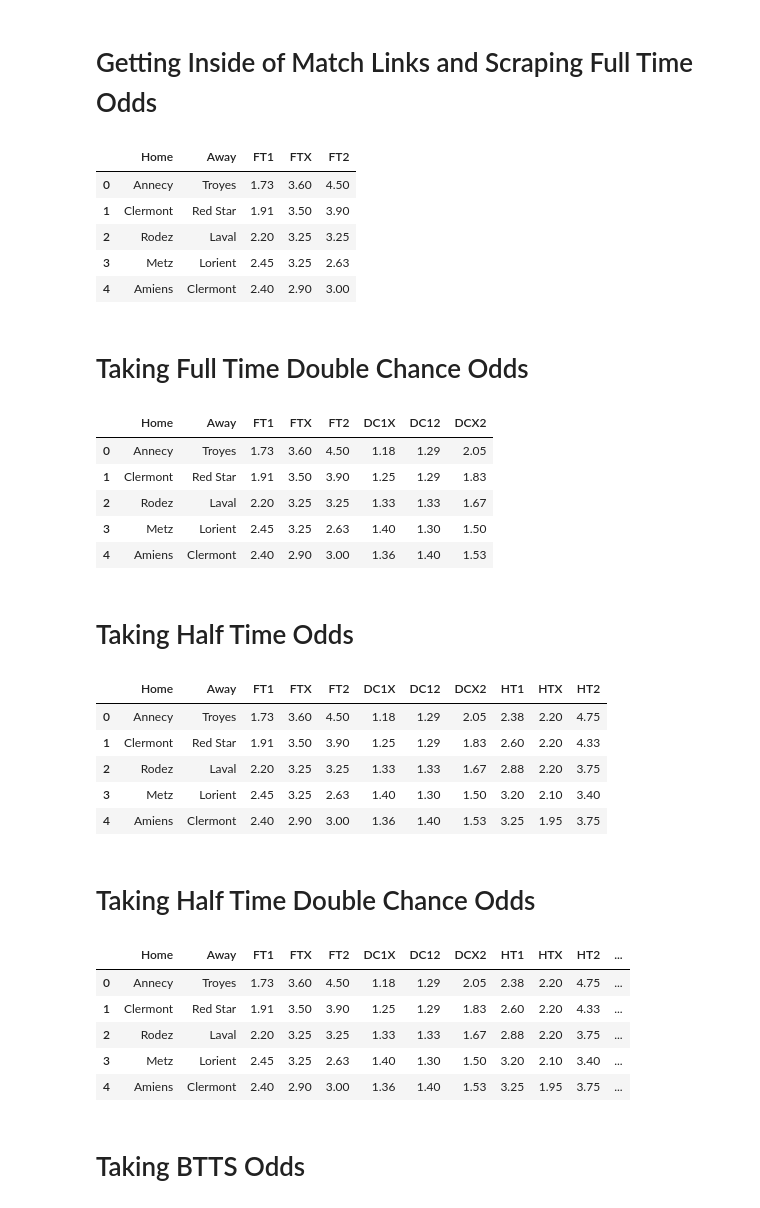
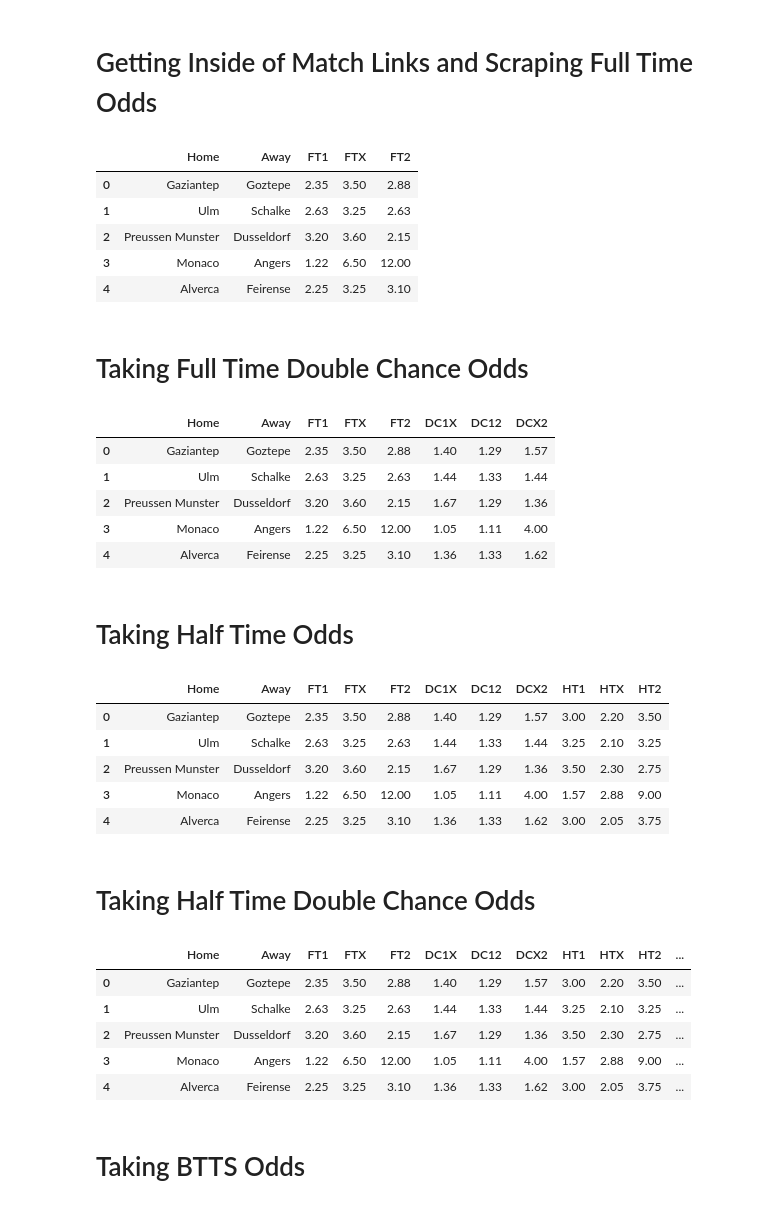
Before and after one commit to musayevf/Dixon_Coles_2025, a Jupyter notebook: Scraper.ipynb, the cells around one changed output. Cells and saved outputs as stored; diff of their text form; code cells hidden in the pictures.

```diff
--- a/Scraper.ipynb
+++ b/Scraper.ipynb
@@ -103,16 +133,13 @@ Match Identifier: troyes-rodez-OnFinJal, Longest URL: https://www.oddsportal.com
 # %% [markdown]
 # Getting Inside of Match Links and Scraping Full Time Odds
 # %%
-from bs4 import BeautifulSoup
-import pandas as pd
-
 # links = ['Full Time', 'Double Chance', 'Half Time', 'HT Double Chance', 'BTTS']
 extensions = ['#1X2;2', '#double;2', '#1X2;3', '#double;3' ,'#bts;2']
-full_time_links = [link + extensions[0] for link in longest_urls.values()]
-double_chance_links = [link + extensions[1] for link in longest_urls.values()]
-half_time_links = [link + extensions[2] for link in longest_urls.values()]
-ht_double_chance_links = [link + extensions[3] for link in longest_urls.values()]
-btts_links = [link + extensions[4] for link in longest_urls.values()]
+full_time_links = [link + extensions[0] for link in filtered_dict.values()]
+double_chance_links = [link + extensions[1] for link in filtered_dict.values()]
+half_time_links = [link + extensions[2] for link in filtered_dict.values()]
+ht_double_chance_links = [link + extensions[3] for link in filtered_dict.values()]
+btts_links = [link + extensions[4] for link in filtered_dict.values()]
 
 driver = webdriver.Chrome(service=service)
 
@@ -128,7 +155,7 @@ for link in full_time_links:
     html = driver.page_source
     soup = BeautifulSoup(html, 'html.parser')
 
-    elements = soup.select('.text-\[\#2F2F2F\] .height-content , .max-sm\:gap-1')
+    elements = soup.select('.max-mm\:hidden , .hidden.underline')
     teams = soup.select('.leading-4 p')
 
     # Extract the teams content from each span element
@@ -147,7 +174,7 @@ for link in full_time_links:
         html = driver.page_source
         soup = BeautifulSoup(html, 'html.parser')
 
-        elements = soup.select('.text-\[\#2F2F2F\] .height-content , .max-sm\:gap-1')
+        elements = soup.select('.max-mm\:hidden , .hidden.underline')
         teams = soup.select('.leading-4 p')
 
         # Extract the teams content from each span element
@@ -177,11 +204,11 @@ ft_df = pd.DataFrame({
 ft_df.head()
 # %% [output]
 |  | Home | Away | FT1 | FTX | FT2 |
-| 0 | Annecy | Troyes | 1.73 | 3.60 | 4.50 |
-| 1 | Clermont | Red Star | 1.91 | 3.50 | 3.90 |
-| 2 | Rodez | Laval | 2.20 | 3.25 | 3.25 |
-| 3 | Metz | Lorient | 2.45 | 3.25 | 2.63 |
-| 4 | Amiens | Clermont | 2.40 | 2.90 | 3.00 |
+| 0 | Gaziantep | Goztepe | 2.35 | 3.50 | 2.88 |
+| 1 | Ulm | Schalke | 2.63 | 3.25 | 2.63 |
+| 2 | Preussen Munster | Dusseldorf | 3.20 | 3.60 | 2.15 |
+| 3 | Monaco | Angers | 1.22 | 6.50 | 12.00 |
+| 4 | Alverca | Feirense | 2.25 | 3.25 | 3.10 |
 # %% [markdown]
 # Taking Full Time Double Chance Odds
 # %%
@@ -199,7 +226,7 @@ for link in double_chance_links:
     html = driver.page_source
     soup = BeautifulSoup(html, 'html.parser')
 
-    elements = soup.select('.max-mm\:hidden , .gap-\[3px\] .height-content')
+    elements = soup.select('.max-mm\:hidden , .hidden.underline')
 
     # Find the index of the element containing the text "bet365"
     bet365_index = next((index for index, element in enumerate(elements) if 'bet365' in str(element)), None)
@@ -213,7 +240,7 @@ for link in double_chance_links:
         html = driver.page_source
         soup = BeautifulSoup(html, 'html.parser')
 
-        elements = soup.select('.max-mm\:hidden , .gap-\[3px\] .height-content')
+        elements = soup.select('.max-mm\:hidden , .hidden.underline')
 
         # Find the index of the element containing the text "bet365"
         bet365_index = next((index for index, element in enumerate(elements) if 'bet365' in str(element)), None)
@@ -228,11 +255,11 @@ ft_df['DC1X'], ft_df['DC12'], ft_df['DCX2'] = dc1x, dc12, dcx2
 ft_df.head()
 # %% [output]
 |  | Home | Away | FT1 | FTX | FT2 | DC1X | DC12 | DCX2 |
-| 0 | Annecy | Troyes | 1.73 | 3.60 | 4.50 | 1.18 | 1.29 | 2.05 |
-| 1 | Clermont | Red Star | 1.91 | 3.50 | 3.90 | 1.25 | 1.29 | 1.83 |
-| 2 | Rodez | Laval | 2.20 | 3.25 | 3.25 | 1.33 | 1.33 | 1.67 |
-| 3 | Metz | Lorient | 2.45 | 3.25 | 2.63 | 1.40 | 1.30 | 1.50 |
-| 4 | Amiens | Clermont | 2.40 | 2.90 | 3.00 | 1.36 | 1.40 | 1.53 |
+| 0 | Gaziantep | Goztepe | 2.35 | 3.50 | 2.88 | 1.40 | 1.29 | 1.57 |
+| 1 | Ulm | Schalke | 2.63 | 3.25 | 2.63 | 1.44 | 1.33 | 1.44 |
+| 2 | Preussen Munster | Dusseldorf | 3.20 | 3.60 | 2.15 | 1.67 | 1.29 | 1.36 |
+| 3 | Monaco | Angers | 1.22 | 6.50 | 12.00 | 1.05 | 1.11 | 4.00 |
+| 4 | Alverca | Feirense | 2.25 | 3.25 | 3.10 | 1.36 | 1.33 | 1.62 |
 # %% [markdown]
 # Taking Half Time Odds
 # %%
@@ -250,40 +277,40 @@ for link in half_time_links:
     html = driver.page_source
     soup = BeautifulSoup(html, 'html.parser')
 
-    elements = soup.select('.max-mm\:hidden , .gap-\[3px\] .height-content')
+    elements = soup.select('.max-mm\:hidden , .hidden.underline')
 
     # Find the index of the element containing the text "bet365"
     bet365_index = next((index for index, element in enumerate(elements) if 'bet365' in str(element)), None)
     if bet365_index == None:
         # Refresh the page
         driver.refresh()
 
         # Give time for dynamic content to load
         driver.implicitly_wait(3)  # or time.sleep(seconds)
 
         html = driver.page_source
         soup = BeautifulSoup(html, 'html.parser')
 
-        elements = soup.select('.max-mm\:hidden , .gap-\[3px\] .height-content')
+        elements = soup.select('.max-mm\:hidden , .hidden.underline')
 
         # Find the index of the element containing the text "bet365"
         bet365_index = next((index for index, element in enumerate(elements) if 'bet365' in str(element)), None)
 
     ht1.append(float(elements[bet365_index + 1].text))
     htx.append(float(elements[bet365_index + 2].text))
     ht2.append(float(elements[bet365_index + 3].text))
 
 driver.quit()
 
 ft_df['HT1'], ft_df['HTX'], ft_df['HT2'] = ht1, htx, ht2
 ft_df.head()
 # %% [output]
 |  | Home | Away | FT1 | FTX | FT2 | DC1X | DC12 | DCX2 | HT1 | HTX | HT2 |
-| 0 | Annecy | Troyes | 1.73 | 3.60 | 4.50 | 1.18 | 1.29 | 2.05 | 2.38 | 2.20 | 4.75 |
-| 1 | Clermont | Red Star | 1.91 | 3.50 | 3.90 | 1.25 | 1.29 | 1.83 | 2.60 | 2.20 | 4.33 |
-| 2 | Rodez | Laval | 2.20 | 3.25 | 3.25 | 1.33 | 1.33 | 1.67 | 2.88 | 2.20 | 3.75 |
-| 3 | Metz | Lorient | 2.45 | 3.25 | 2.63 | 1.40 | 1.30 | 1.50 | 3.20 | 2.10 | 3.40 |
-| 4 | Amiens | Clermont | 2.40 | 2.90 | 3.00 | 1.36 | 1.40 | 1.53 | 3.25 | 1.95 | 3.75 |
+| 0 | Gaziantep | Goztepe | 2.35 | 3.50 | 2.88 | 1.40 | 1.29 | 1.57 | 3.00 | 2.20 | 3.50 |
+| 1 | Ulm | Schalke | 2.63 | 3.25 | 2.63 | 1.44 | 1.33 | 1.44 | 3.25 | 2.10 | 3.25 |
+| 2 | Preussen Munster | Dusseldorf | 3.20 | 3.60 | 2.15 | 1.67 | 1.29 | 1.36 | 3.50 | 2.30 | 2.75 |
+| 3 | Monaco | Angers | 1.22 | 6.50 | 12.00 | 1.05 | 1.11 | 4.00 | 1.57 | 2.88 | 9.00 |
+| 4 | Alverca | Feirense | 2.25 | 3.25 | 3.10 | 1.36 | 1.33 | 1.62 | 3.00 | 2.05 | 3.75 |
 # %% [markdown]
 # Taking Half Time Double Chance Odds
 # %%
@@ -300,7 +327,7 @@ for link in ht_double_chance_links:
 
     html = driver.page_source
     soup = BeautifulSoup(html, 'html.parser')
-    elements = soup.select('.max-mm\:hidden , .gap-\[3px\] .height-content')
+    elements = soup.select('.max-mm\:hidden , .hidden.underline')
 
     # Find the index of the element containing the text "bet365"
     bet365_index = next((index for index, element in enumerate(elements) if 'bet365' in str(element)), None)
@@ -313,7 +340,7 @@ for link in ht_double_chance_links:
 
         html = driver.page_source
         soup = BeautifulSoup(html, 'html.parser')
-        elements = soup.select('.max-mm\:hidden , .gap-\[3px\] .height-content')
+        elements = soup.select('.max-mm\:hidden , .hidden.underline')
 
         # Find the index of the element containing the text "bet365"
         bet365_index = next((index for index, element in enumerate(elements) if 'bet365' in str(element)), None)
@@ -329,11 +356,11 @@ ft_df['HT1X'], ft_df['HT12'], ft_df['HTX2'] = ht1x, ht12, htx2
 ft_df.head()
 # %% [output]
 |  | Home | Away | FT1 | FTX | FT2 | DC1X | DC12 | DCX2 | HT1 | HTX | HT2 | ... |
-| 0 | Annecy | Troyes | 1.73 | 3.60 | 4.50 | 1.18 | 1.29 | 2.05 | 2.38 | 2.20 | 4.75 | ... |
-| 1 | Clermont | Red Star | 1.91 | 3.50 | 3.90 | 1.25 | 1.29 | 1.83 | 2.60 | 2.20 | 4.33 | ... |
-| 2 | Rodez | Laval | 2.20 | 3.25 | 3.25 | 1.33 | 1.33 | 1.67 | 2.88 | 2.20 | 3.75 | ... |
-| 3 | Metz | Lorient | 2.45 | 3.25 | 2.63 | 1.40 | 1.30 | 1.50 | 3.20 | 2.10 | 3.40 | ... |
-| 4 | Amiens | Clermont | 2.40 | 2.90 | 3.00 | 1.36 | 1.40 | 1.53 | 3.25 | 1.95 | 3.75 | ... |
+| 0 | Gaziantep | Goztepe | 2.35 | 3.50 | 2.88 | 1.40 | 1.29 | 1.57 | 3.00 | 2.20 | 3.50 | ... |
+| 1 | Ulm | Schalke | 2.63 | 3.25 | 2.63 | 1.44 | 1.33 | 1.44 | 3.25 | 2.10 | 3.25 | ... |
+| 2 | Preussen Munster | Dusseldorf | 3.20 | 3.60 | 2.15 | 1.67 | 1.29 | 1.36 | 3.50 | 2.30 | 2.75 | ... |
+| 3 | Monaco | Angers | 1.22 | 6.50 | 12.00 | 1.05 | 1.11 | 4.00 | 1.57 | 2.88 | 9.00 | ... |
+| 4 | Alverca | Feirense | 2.25 | 3.25 | 3.10 | 1.36 | 1.33 | 1.62 | 3.00 | 2.05 | 3.75 | ... |
 # %% [markdown]
 # Taking BTTS Odds
 # %%
```
Also changed, not shown: parts of 9 cells of this notebook, 9 other files.
